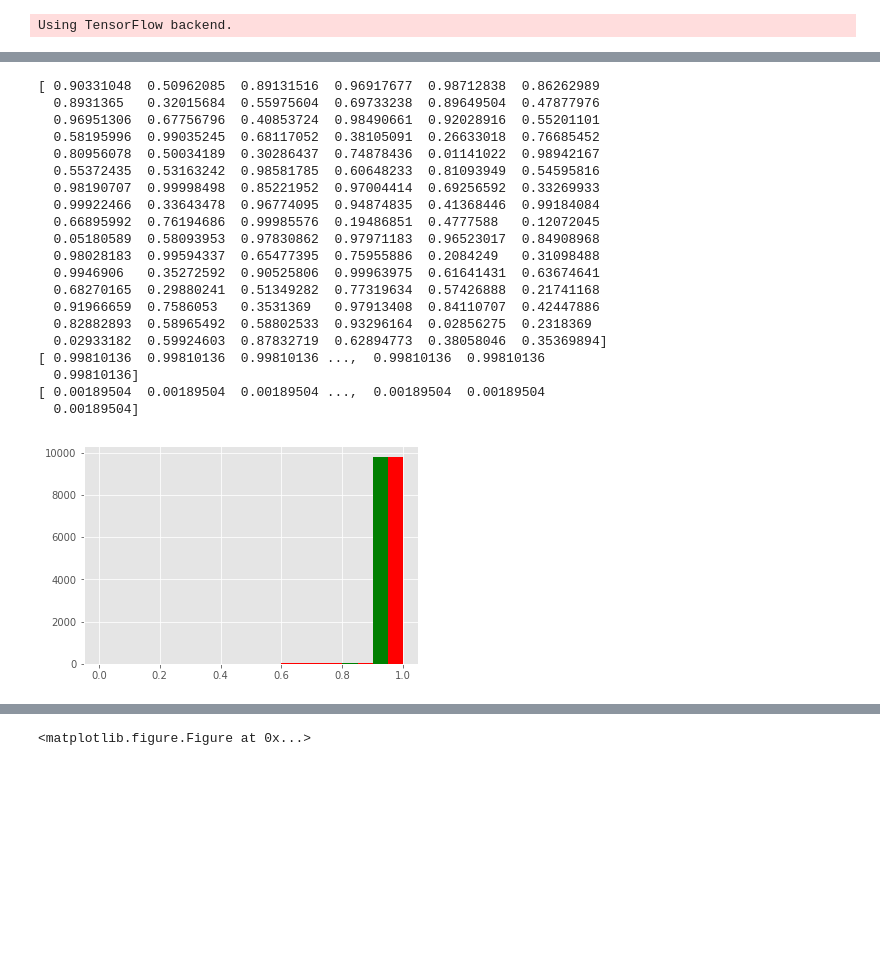
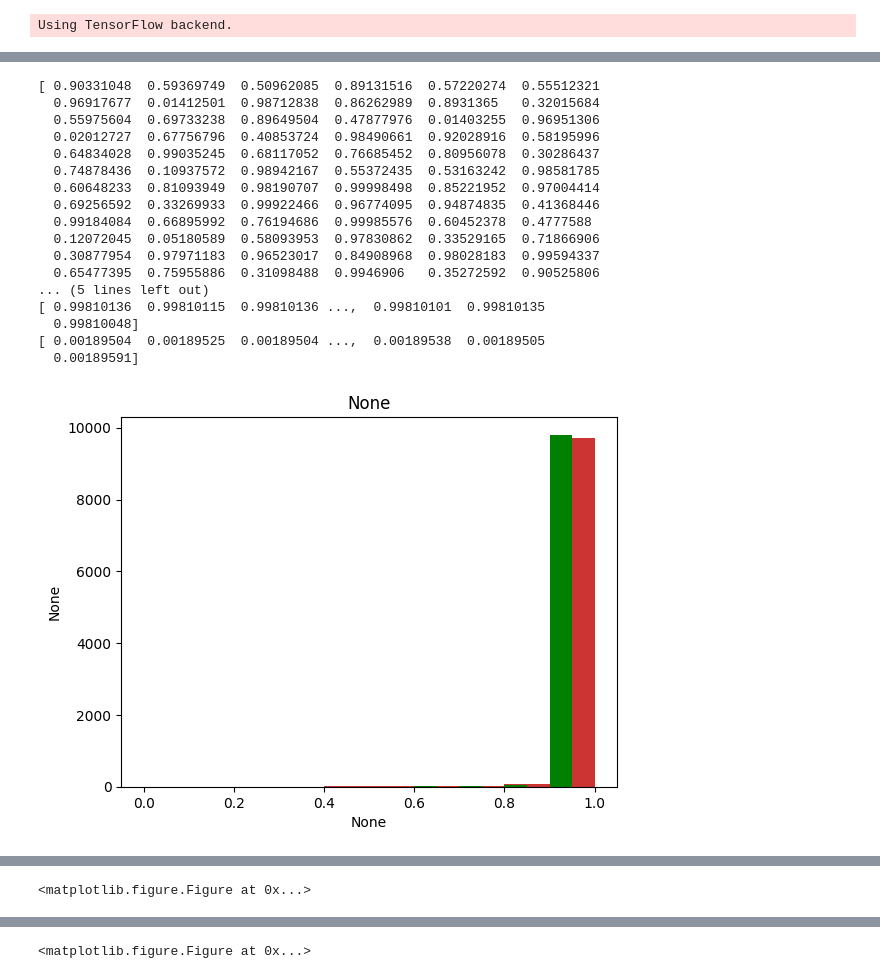
Before and after one commit to flyingsilverfin/CNN_GP_MNIST, a Jupyter notebook: src/GPFlow_testing.ipynb, the cells around one changed output, grey strips where cells are left out. Saved outputs shown, nothing was run; the diff lists cells and outputs as text; code cells hidden in the pictures; blank space fills up the shorter version.

```diff
--- a/src/GPFlow_testing.ipynb
+++ b/src/GPFlow_testing.ipynb
@@ -93,15 +95,15 @@ print("Using", num_features, "features, predicting", num_classes, "classes")
 ys = np.argmax(ys_train_full, axis=1)
 
 full_model = gpflow.models.SVGP(
-    xs_train_full, ys, kern=gpflow.kernels.Matern32(input_dim=num_features) + gpflow.kernels.White(input_dim=num_features, variance=0.2),
+    xs_train_full, ys, kern=gpflow.kernels.Matern12(input_dim=num_features) + gpflow.kernels.White(input_dim=num_features, variance=0.1),
     likelihood=gpflow.likelihoods.MultiClass(num_classes),
-    Z=xs_train_full[::40].copy(),
+    Z=xs_train_full[::20].copy(),
     num_latent=num_classes,
     whiten=True,
     q_diag=True,
-    minibatch_size=5000)
+    minibatch_size=8000)
 full_model.kern.white.variance.trainable = False
-full_model.feature.trainable = False
+full_model.feature.trainable = True
 full_model.as_pandas_table()
 # %% [output]
 Using 128 features, predicting 10 classes
@@ -155,15 +171,27 @@ plt.savefig('../results/figs/mnist/gp_misclassified.pdf')
 # %%
-def make_histogram(values, start=0.0, end=None, bins=10, plot=True, color='r', width=None, density=False, cum=False):
+def make_histogram(values, start=0.0, end=None, bins=10, plot=True,
+                   x_label=None, y_label=None, title=None, color=None,
+                   width=None, density=False, cum=False, save=None,
+                   legend=None, legend_loc=None):
     if end is None:
         max_value = values.max()
     else:
         max_value = end
     if width is None:
-        plt.hist(values, bins, range=(start, max_value), color=color, density=density, cumulative=cum)
+        plotted = plt.hist(values, bins, range=(start, max_value), density=density, cumulative=cum, color=color)
     else:
-        plt.hist(values, bins, range=(start, max_value), color=color, width=width, density=density, cumulative=cum)
+        plotted = plt.hist(values, bins, range=(start, max_value), width=width, density=density, cumulative=cum, color=color)
     if plot:
+        plt.title(title)
+        plt.xlabel(x_label)
+        plt.ylabel(y_label)
+        plt.legend(legend, loc=legend_loc,
+                   fontsize=8)
         plt.show()
+
+        if save:
+            #use save as the path
+            plt.savefig(save)
 # %%
 cnn_train_output = np.genfromtxt("../data/mnist_train_cnn_output.csv", delimiter=",")
 cnn_test_output = np.genfromtxt("../data/mnist_test_cnn_output.csv", delimiter=",")
@@ -243,53 +282,60 @@ for cat in range(10):
     #print(predicted_classes)
     # extract the corresponding values into an array
     correct_prediction_mus, correct_prediction_vars = [], []
     for (i, c) in enumerate(predicted_classes):
         correct_prediction_mus.append(correctly_classified_mus[i, c])
         correct_prediction_vars.append(correctly_classified_vars[i, c])
 
         cnn_output_correct.append(corresponding_cnn_output[i, c])
 
     correct_prediction_mus = np.array(correct_prediction_mus)
     correct_prediction_vars = np.array(correct_prediction_vars)
 
 
     all_correct_mus = np.append(all_correct_mus, correct_prediction_mus)
     all_correct_vars = np.append(all_correct_vars, correct_prediction_vars)
 
 #     incorrect_mus = mu[cat_incorrect_examples, cat]
 #     incorrect_vars = var[cat_incorrect_examples,cat]
 #     all_incorrect_mus = np.append(all_incorrect_mus, incorrect_mus)
 #     all_incorrect_vars = np.append(all_incorrect_vars, incorrect_vars)
 #     make_histogram(incorrect_vars)
     #make_histogram(incorrect_mus)
 cnn_output_correct = np.array(cnn_output_correct)
 print(cnn_output)
 print(all_correct_mus)
 print(all_correct_vars)
 
-make_histogram(all_correct_mus, end = 1.0, plot=False, width=0.1)
+make_histogram(all_correct_mus, end = 1.0, plot=False, width=0.1,
+               color=[0.8, 0.2, 0.2],)
 make_histogram(cnn_output_correct, end = 1.0, plot=True, color='g', width=0.05)
 
-make_histogram(all_correct_vars, bins=100, end=1.0, density=True, cum=True)
+make_histogram(all_correct_vars,
+               bins=50,
+               end=1.0,
+               density=True,
+               cum=True,
+               x_label="Variance",
+               y_label="Proportion",
+               color=[0.8, 0.2, 0.2],
+               title="Cumulative Distribution of Variances for Correct Classifications",
+               save='../results/figs/mnist/correct_variances.pdf')
 # %% [output]
-[ 0.90331048  0.50962085  0.89131516  0.96917677  0.98712838  0.86262989
-  0.8931365   0.32015684  0.55975604  0.69733238  0.89649504  0.47877976
-  0.96951306  0.67756796  0.40853724  0.98490661  0.92028916  0.55201101
-  0.58195996  0.99035245  0.68117052  0.38105091  0.26633018  0.76685452
-  0.80956078  0.50034189  0.30286437  0.74878436  0.01141022  0.98942167
-  0.55372435  0.53163242  0.98581785  0.60648233  0.81093949  0.54595816
-  0.98190707  0.99998498  0.85221952  0.97004414  0.69256592  0.33269933
-  0.99922466  0.33643478  0.96774095  0.94874835  0.41368446  0.99184084
-  0.66895992  0.76194686  0.99985576  0.19486851  0.4777588   0.12072045
-  0.05180589  0.58093953  0.97830862  0.97971183  0.96523017  0.84908968
-  0.98028183  0.99594337  0.65477395  0.75955886  0.2084249   0.31098488
-  0.9946906   0.35272592  0.90525806  0.99963975  0.61641431  0.63674641
-  0.68270165  0.29880241  0.51349282  0.77319634  0.57426888  0.21741168
-  0.91966659  0.7586053   0.3531369   0.97913408  0.84110707  0.42447886
-  0.82882893  0.58965492  0.58802533  0.93296164  0.02856275  0.2318369
-  0.02933182  0.59924603  0.87832719  0.62894773  0.38058046  0.35369894]
-[ 0.99810136  0.99810136  0.99810136 ...,  0.99810136  0.99810136
-  0.99810136]
-[ 0.00189504  0.00189504  0.00189504 ...,  0.00189504  0.00189504
-  0.00189504]
+[ 0.90331048  0.59369749  0.50962085  0.89131516  0.57220274  0.55512321
+  0.96917677  0.01412501  0.98712838  0.86262989  0.8931365   0.32015684
+  0.55975604  0.69733238  0.89649504  0.47877976  0.01403255  0.96951306
+  0.02012727  0.67756796  0.40853724  0.98490661  0.92028916  0.58195996
+  0.64834028  0.99035245  0.68117052  0.76685452  0.80956078  0.30286437
+  0.74878436  0.10937572  0.98942167  0.55372435  0.53163242  0.98581785
+  0.60648233  0.81093949  0.98190707  0.99998498  0.85221952  0.97004414
+  0.69256592  0.33269933  0.99922466  0.96774095  0.94874835  0.41368446
+  0.99184084  0.66895992  0.76194686  0.99985576  0.60452378  0.4777588
+  0.12072045  0.05180589  0.58093953  0.97830862  0.33529165  0.71866906
+  0.30877954  0.97971183  0.96523017  0.84908968  0.98028183  0.99594337
+  0.65477395  0.75955886  0.31098488  0.9946906   0.35272592  0.90525806
+... (5 lines left out)
+[ 0.99810136  0.99810115  0.99810136 ...,  0.99810101  0.99810135
+  0.99810048]
+[ 0.00189504  0.00189525  0.00189504 ...,  0.00189538  0.00189505
+  0.00189591]
-[figure, old version]
+[figure, new version]
@@ -297,2 +343,3 @@ make_histogram(all_correct_vars, bins=100, end=1.0, density=True, cum=True)
+<matplotlib.figure.Figure at 0x...>
 # %%
 mus_vars_correct = np.array(list(zip(all_correct_mus, all_correct_vars)))
```
Also changed, not shown: parts of 18 cells of this notebook, 10 other files.
